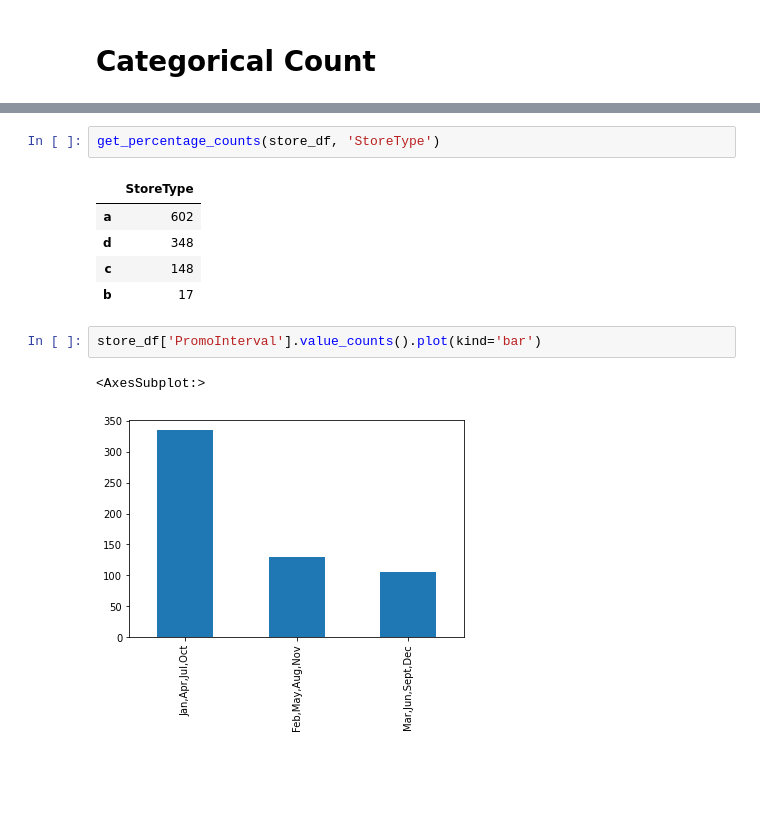
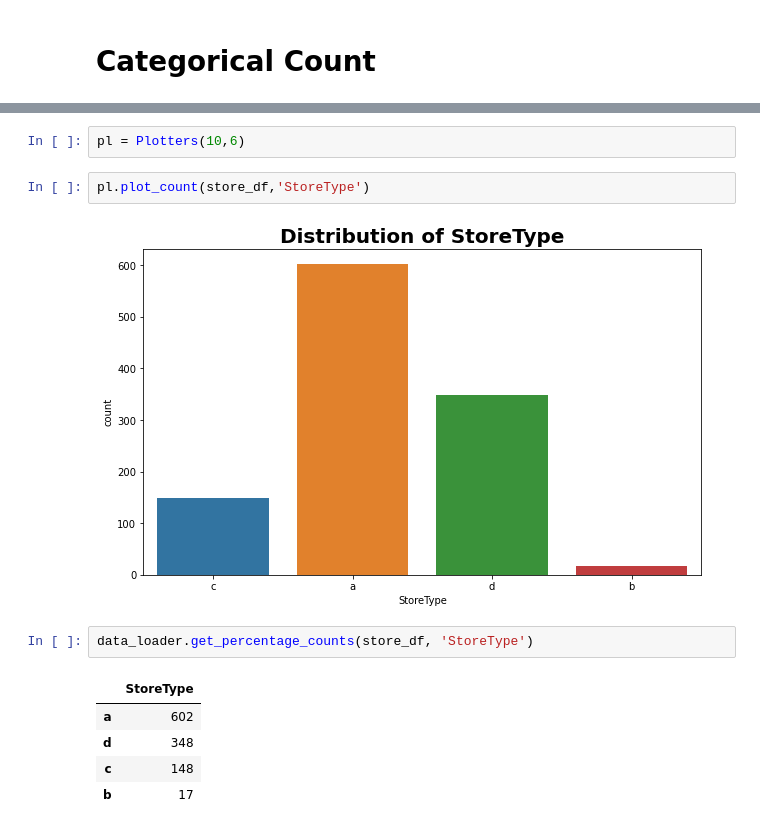
Before and after one commit to degagawolde/pharmaceutical-sales-prediction, a Jupyter notebook: notebooks/StoreDataExploration.ipynb, the cells around one changed output, grey strips where cells are left out. Cells and saved outputs as stored; diff of their text form; blank space fills up the shorter version.

```diff
--- a/notebooks/StoreDataExploration.ipynb
+++ b/notebooks/StoreDataExploration.ipynb
@@ -105,13 +113,14 @@ def get_percentage_counts(df:pd.DataFrame,column:str):
+# %%
+pl = Plotters(10,6)
 # %%
-get_percentage_counts(store_df, 'StoreType')
+pl.plot_count(store_df,'StoreType')
 # %% [output]
-|  | StoreType |
-| a | 602 |
-| d | 348 |
-| c | 148 |
-| b | 17 |
+[figure, added]
-# %%
-store_df['PromoInterval'].value_counts().plot(kind='bar')
-# %% [output]
-<AxesSubplot:>
-[figure, removed]
+# %%
+data_loader.get_percentage_counts(store_df, 'StoreType')
+# %% [output]
+|  | StoreType |
+| a | 602 |
+| d | 348 |
+| c | 148 |
+| b | 17 |
```
Also changed, not shown: parts of 33 cells of this notebook, 9 other files.
